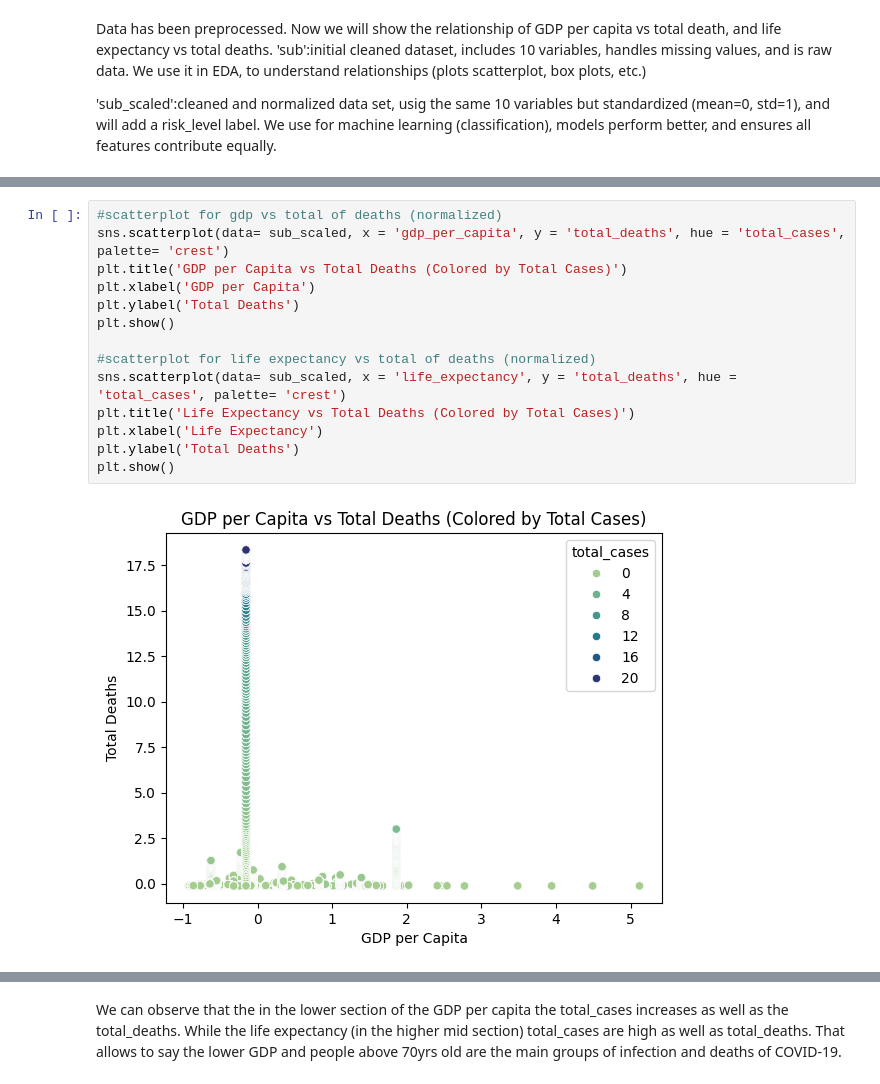
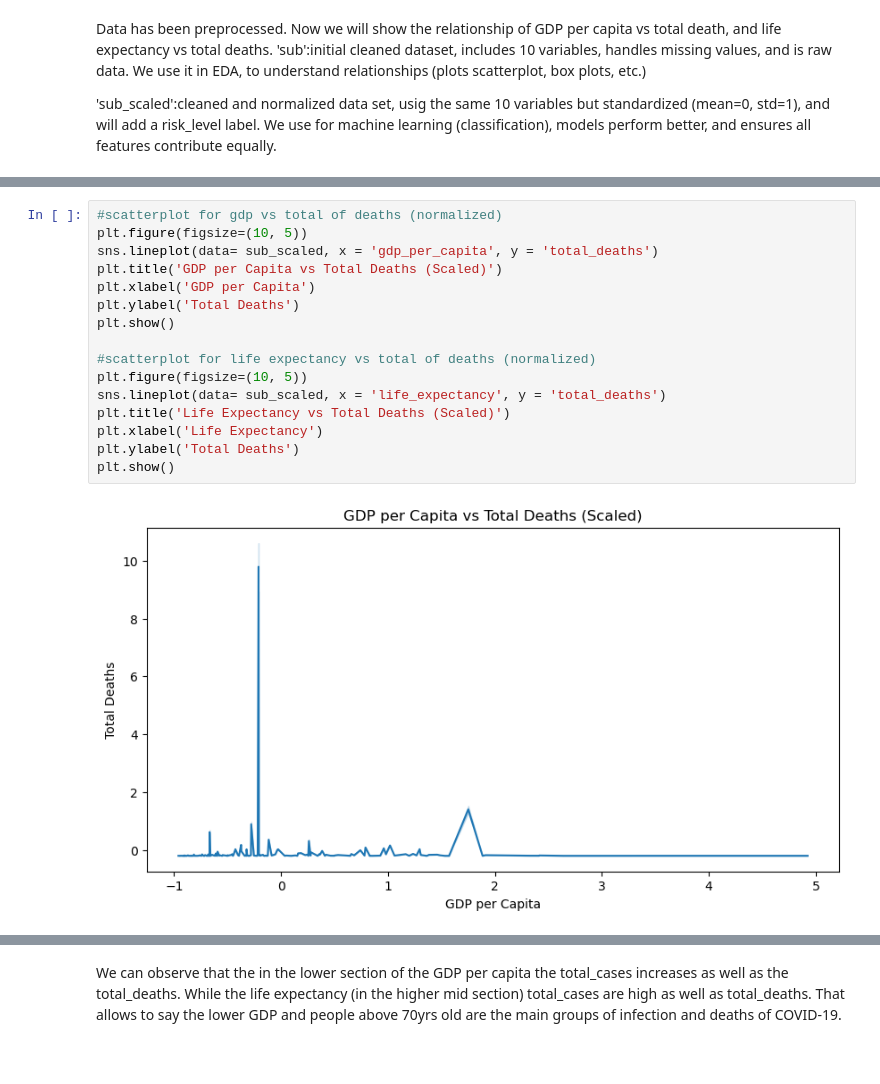
Before and after one commit to 222josey/DS1-Group-Project, a Jupyter notebook: finalCode.ipynb, the cells around one changed output, grey strips where cells are left out. Saved outputs shown, nothing was run; the diff lists cells and outputs as text; blank space fills up the shorter version.

```diff
--- a/finalCode.ipynb
+++ b/finalCode.ipynb
@@ -122,16 +141,18 @@ plt.show()
 # %%
 #scatterplot for gdp vs total of deaths (normalized)
-sns.scatterplot(data= sub_scaled, x = 'gdp_per_capita', y = 'total_deaths', hue = 'total_cases', palette= 'crest')
-plt.title('GDP per Capita vs Total Deaths (Colored by Total Cases)')
+plt.figure(figsize=(10, 5))
+sns.lineplot(data= sub_scaled, x = 'gdp_per_capita', y = 'total_deaths')
+plt.title('GDP per Capita vs Total Deaths (Scaled)')
 plt.xlabel('GDP per Capita')
 plt.ylabel('Total Deaths')
 plt.show()
 
 #scatterplot for life expectancy vs total of deaths (normalized)
-sns.scatterplot(data= sub_scaled, x = 'life_expectancy', y = 'total_deaths', hue = 'total_cases', palette= 'crest')
-plt.title('Life Expectancy vs Total Deaths (Colored by Total Cases)')
+plt.figure(figsize=(10, 5))
+sns.lineplot(data= sub_scaled, x = 'life_expectancy', y = 'total_deaths')
+plt.title('Life Expectancy vs Total Deaths (Scaled)')
 plt.xlabel('Life Expectancy')
 plt.ylabel('Total Deaths')
 plt.show()
 # %% [output]
-[figure, old version]
+[figure, new version]
```
Also changed, not shown: parts of 9 cells of this notebook.
